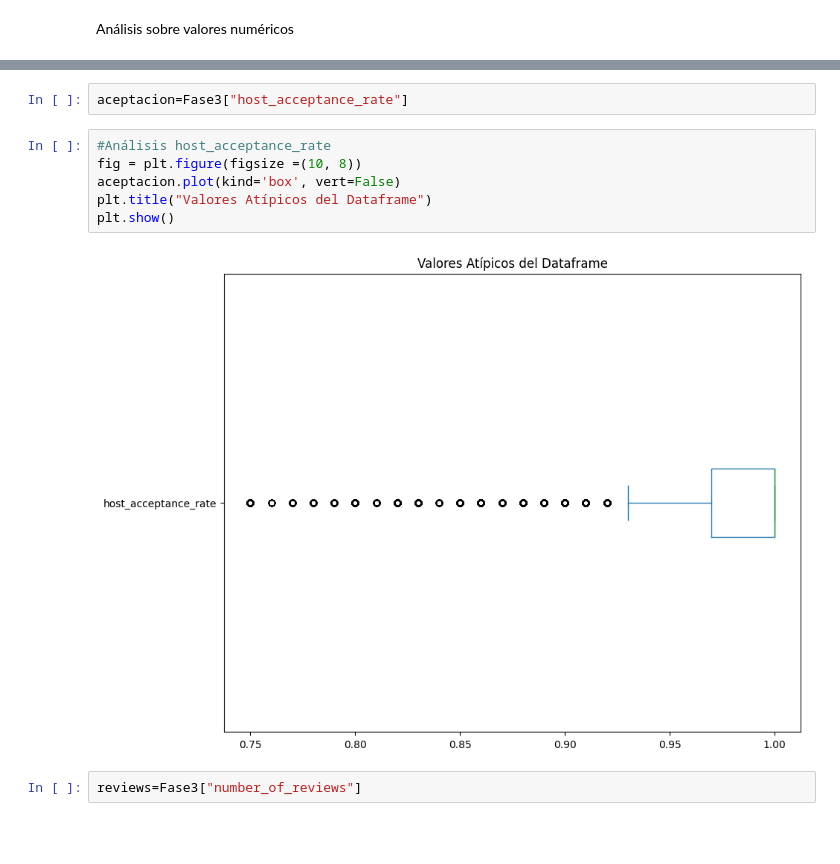
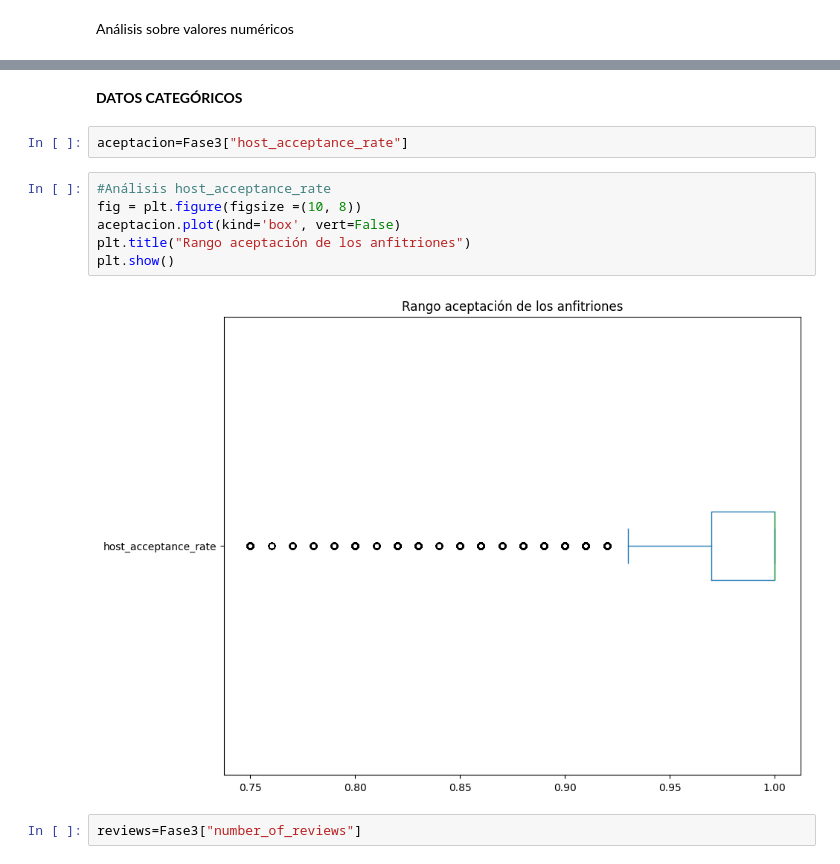
Before and after one commit to AlbertoMuro/Actividad6, a Jupyter notebook: Actividad6(Reto final).ipynb, the cells around one changed output, grey strips where cells are left out. Drawn from its saved outputs; the diff is of its cells as text; blank space fills up the shorter version.

```diff
--- a/Actividad6(Reto final).ipynb
+++ b/Actividad6(Reto final).ipynb
@@ -803,16 +789,18 @@ Fase3.describe()
 | 50% | 1.000000 | 12.000000 | 304.000000 | 4.820000 | 4.900000 | ... |
 | 75% | 1.000000 | 43.000000 | 356.000000 | 4.960000 | 5.000000 | ... |
 | max | 1.000000 | 1092.000000 | 365.000000 | 5.000000 | 5.000000 | ... |
+# %% [markdown]
+**DATOS CATEGÓRICOS**
 # %%
 aceptacion=Fase3["host_acceptance_rate"]
 # %%
 #Análisis host_acceptance_rate
 fig = plt.figure(figsize =(10, 8))
 aceptacion.plot(kind='box', vert=False)
-plt.title("Valores Atípicos del Dataframe")
+plt.title("Rango aceptación de los anfitriones")
 plt.show()
 # %% [output]
-[figure, old version]
+[figure, new version]
 # %%
 reviews=Fase3["number_of_reviews"]
 # %%
```
Also changed, not shown: parts of 12 cells of this notebook, 1 other file.
